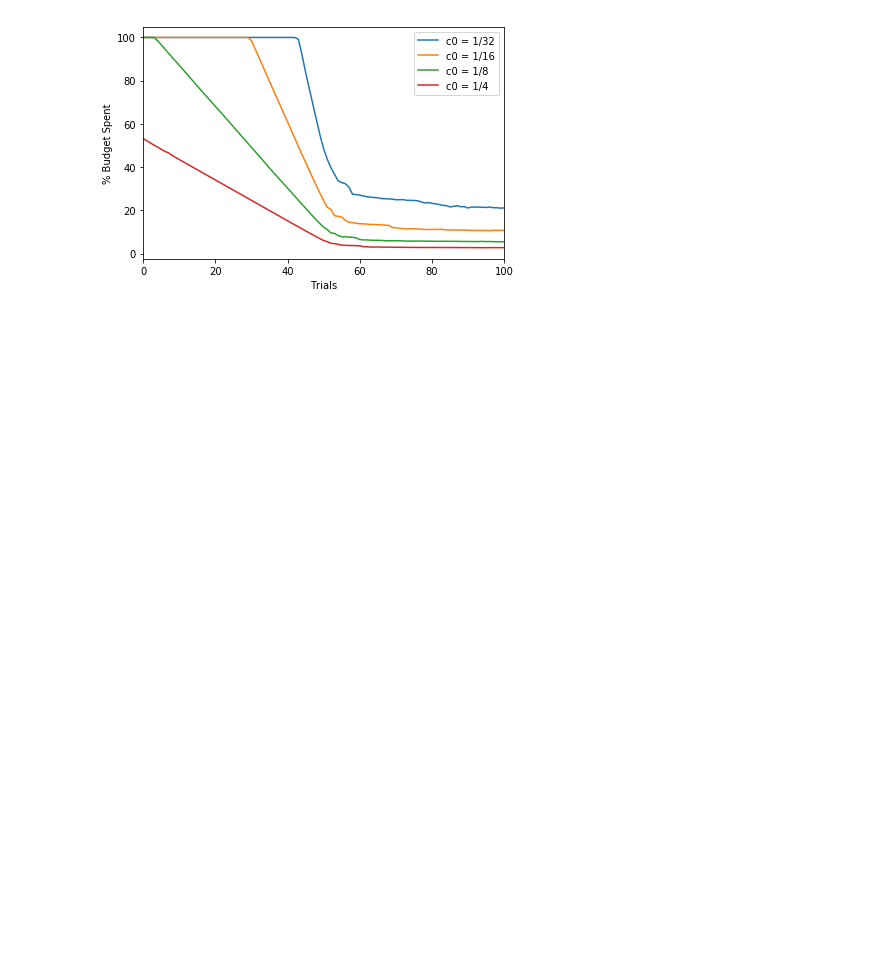
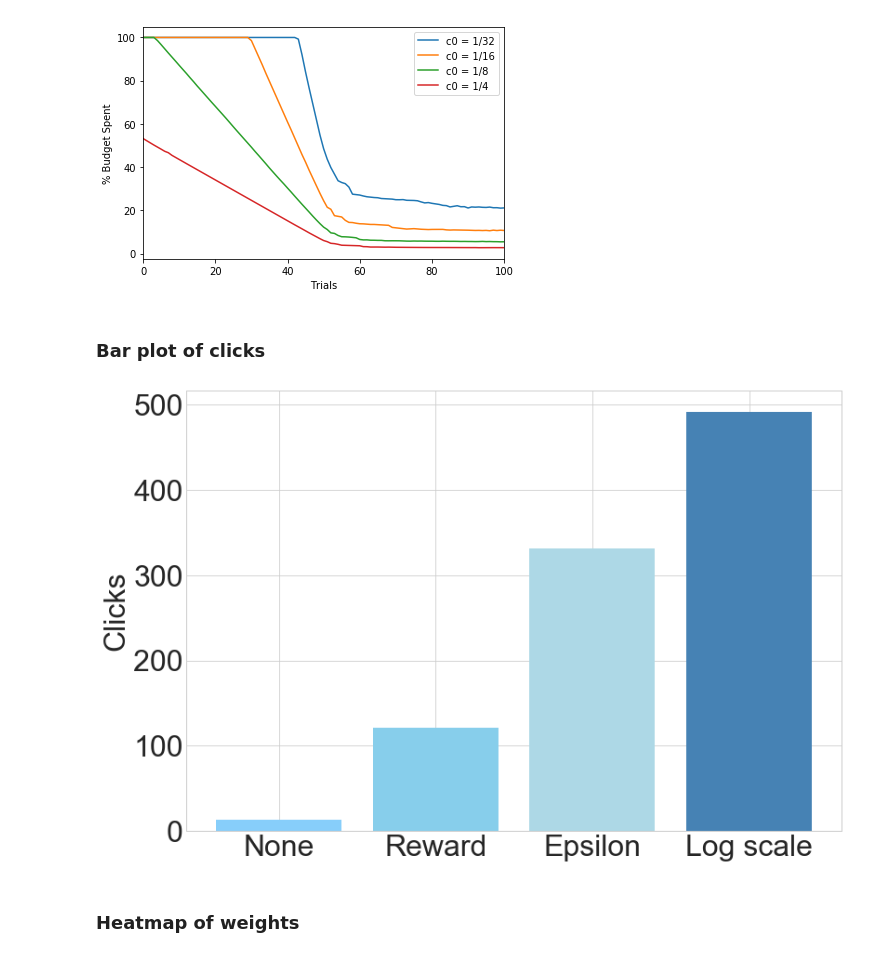
Before and after one commit to jusyc/mdp-bidding, a Jupyter notebook: python/plot.ipynb, the cells around one changed output. Cells and saved outputs as stored; diff of their text form; code cells hidden in the pictures; blank space fills up the shorter version.

```diff
--- a/python/plot.ipynb
+++ b/python/plot.ipynb
@@ -108,3 +118,18 @@ plt.savefig(savePath + "costbudget", dpi=300)
 plt.show()
 # %% [output]
 [figure]
+# %% [markdown]
+### Bar plot of clicks
+# %%
+options = ['None', 'Reward', 'Epsilon', 'Log scale']
+values = [13, 121, 331, 492]
+# %%
+fig, ax = plt.subplots(figsize=(12,8))
+ax.set_ylabel('Clicks')
+plt.bar(options, values, color=['lightskyblue', 'skyblue', 'lightblue', 'steelblue'])
+fig.tight_layout()
+plt.savefig(savePath + "click_improvement", dpi=300)
+# %% [output]
+[figure, added]
+# %% [markdown]
+### Heatmap of weights
```
Also changed, not shown: parts of 8 cells of this notebook, 9 other files.
